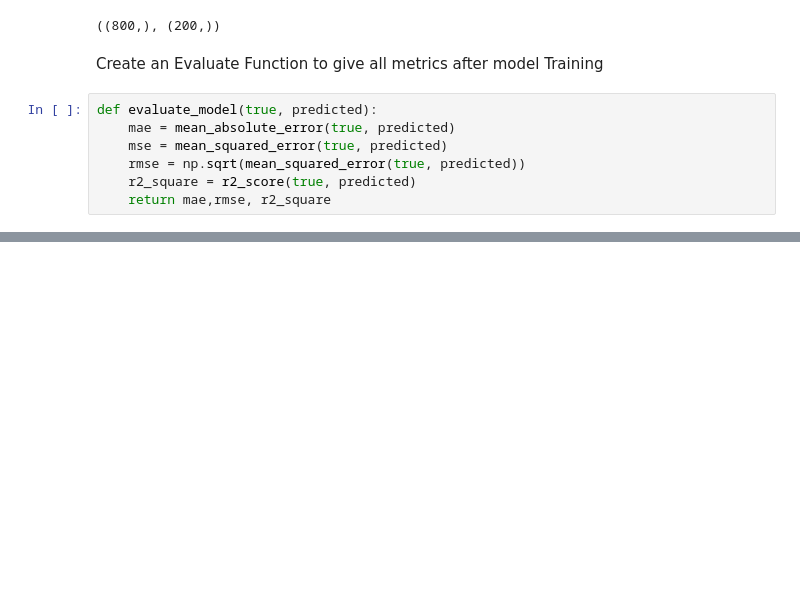
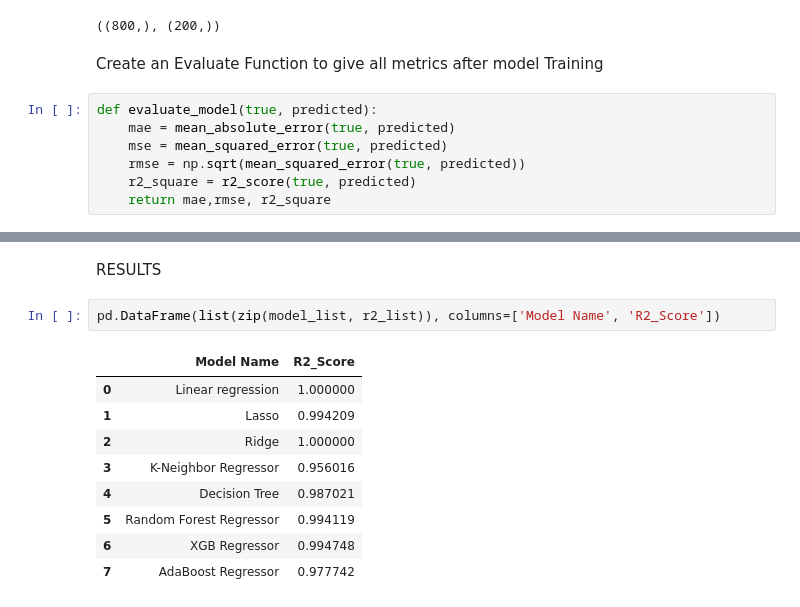
Before and after one commit to Collinceselly/ML_project, a Jupyter notebook: notebook/data/2. MODEL TRAINING.ipynb, the cells around one changed output, grey strips where cells are left out. Drawn from its saved outputs; the diff is of its cells as text; blank space fills up the shorter version.

```diff
--- a/notebook/data/2. MODEL TRAINING.ipynb
+++ b/notebook/data/2. MODEL TRAINING.ipynb
@@ -172,0 +182,14 @@ AttributeError: 'str' object has no attribute 'fit'
+# %% [markdown]
+RESULTS
+# %%
+pd.DataFrame(list(zip(model_list, r2_list)), columns=['Model Name', 'R2_Score'])
+# %% [output]
+|  | Model Name | R2_Score |
+| 0 | Linear regression | 1.000000 |
+| 1 | Lasso | 0.994209 |
+| 2 | Ridge | 1.000000 |
+| 3 | K-Neighbor Regressor | 0.956016 |
+| 4 | Decision Tree | 0.987021 |
+| 5 | Random Forest Regressor | 0.994119 |
+| 6 | XGB Regressor | 0.994748 |
+| 7 | AdaBoost Regressor | 0.977742 |
```
Also changed, not shown: parts of 8 cells of this notebook, 5 other files.
